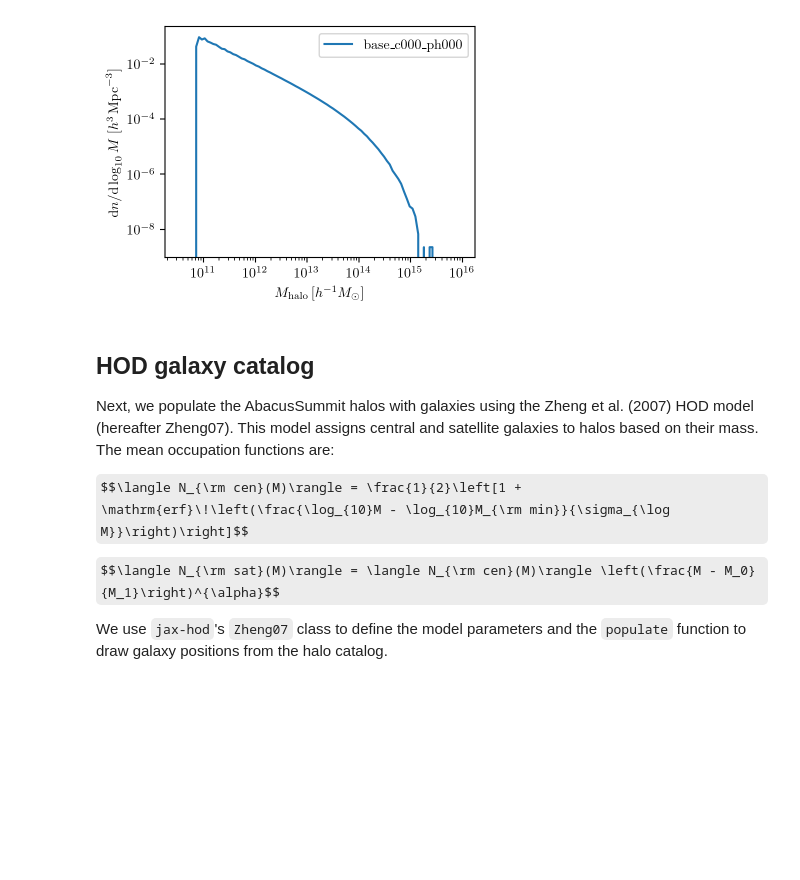
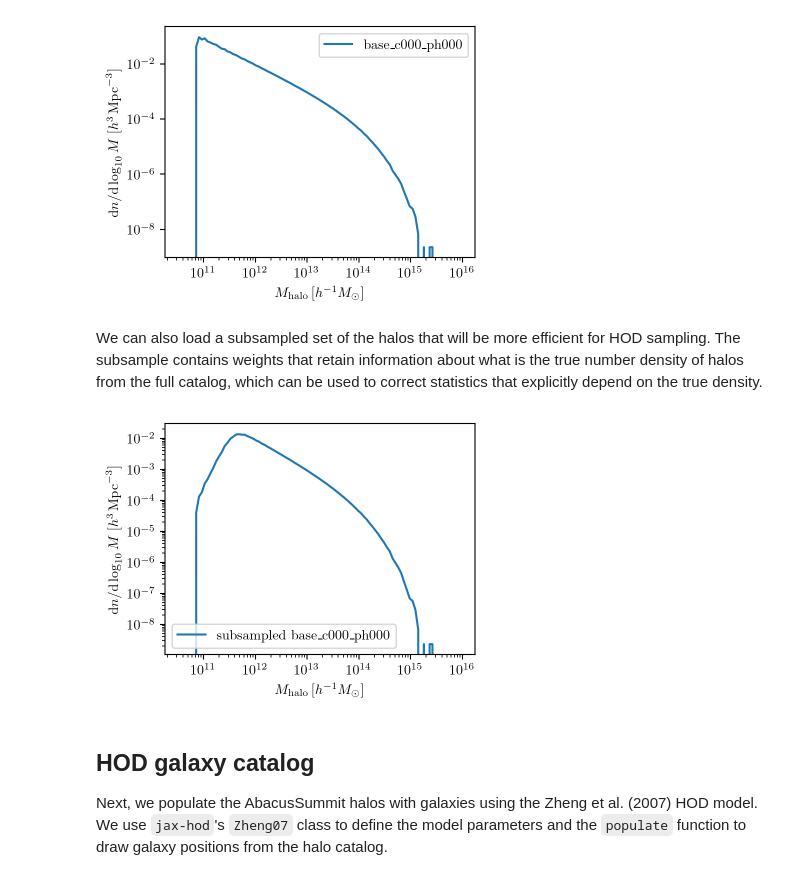
Before and after one commit to epaillas/jax-hod, a Jupyter notebook: nb/abacus_examples.ipynb, the cells around one changed output. Saved outputs shown, nothing was run; the diff lists cells and outputs as text; code cells hidden in the pictures; some formulas as TeX source; blank space fills up the shorter version.

Commit message:
support abacus subsampled halos and jitting

```diff
--- a/nb/abacus_examples.ipynb
+++ b/nb/abacus_examples.ipynb
@@ -51,18 +51,29 @@ halos = get_halos(cosmo=0, phase=0, redshift=0.5)
 plot_hmf(halos, show=True, label=r'$\textrm{base_c000_ph000}$')
 # %% [output]
 [figure]
+# %% [markdown]
+We can also load a subsampled set of the halos that will be more efficient for HOD sampling. The subsample contains weights that retain information about what is the true number density of halos from the full catalog, which can be used to correct statistics that explicitly depend on the true density.
+# %%
+from jaxhod.simulations import load_abacus_subsampled_halos
+
+def get_subsampled_halos(cosmo=0, phase=0, redshift=0.5):
+    return load_abacus_subsampled_halos(
+    subsample_dir='/pscratch/sd/e/epaillas/summit_subsamples/boxes/base',
+    sim_dir=SIM_DIR,
+    cosmology=f'c{cosmo:03}',
+    phase=f'ph{phase:03}',
+    redshift=0.5,
+    )
+
+subsampled_halos = get_subsampled_halos(cosmo=0, phase=0, redshift=0.5)
+
+plot_hmf(subsampled_halos, show=True, label=r'subsampled $\textrm{base_c000_ph000}$')
+# %% [output]
+[figure, added]
 # %% [markdown]
 ## HOD galaxy catalog
 
-Next, we populate the AbacusSummit halos with galaxies using the Zheng et al. (2007) HOD model
-(hereafter Zheng07). This model assigns central and satellite galaxies to halos based on their mass.
-The mean occupation functions are:
-
-$$\langle N_{\rm cen}(M)\rangle = \frac{1}{2}\left[1 + \mathrm{erf}\!\left(\frac{\log_{10}M - \log_{10}M_{\rm min}}{\sigma_{\log M}}\right)\right]$$
-
-$$\langle N_{\rm sat}(M)\rangle = \langle N_{\rm cen}(M)\rangle \left(\frac{M - M_0}{M_1}\right)^{\alpha}$$
-
-We use `jax-hod`'s `Zheng07` class to define the model parameters and the `populate` function to draw
+Next, we populate the AbacusSummit halos with galaxies using the Zheng et al. (2007) HOD model. We use `jax-hod`'s `Zheng07` class to define the model parameters and the `populate` function to draw
 galaxy positions from the halo catalog.
 # %%
 import jax
```
Also changed, not shown: parts of 9 cells of this notebook, 8 other files.
